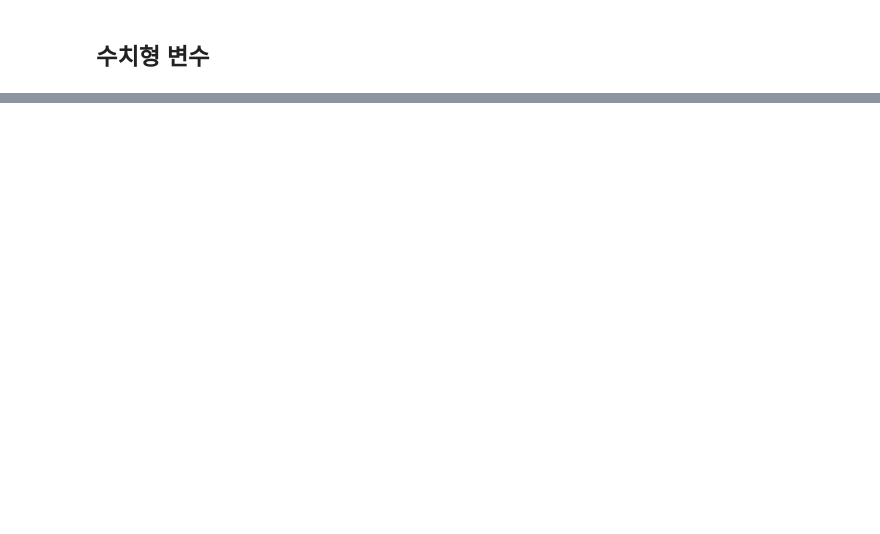
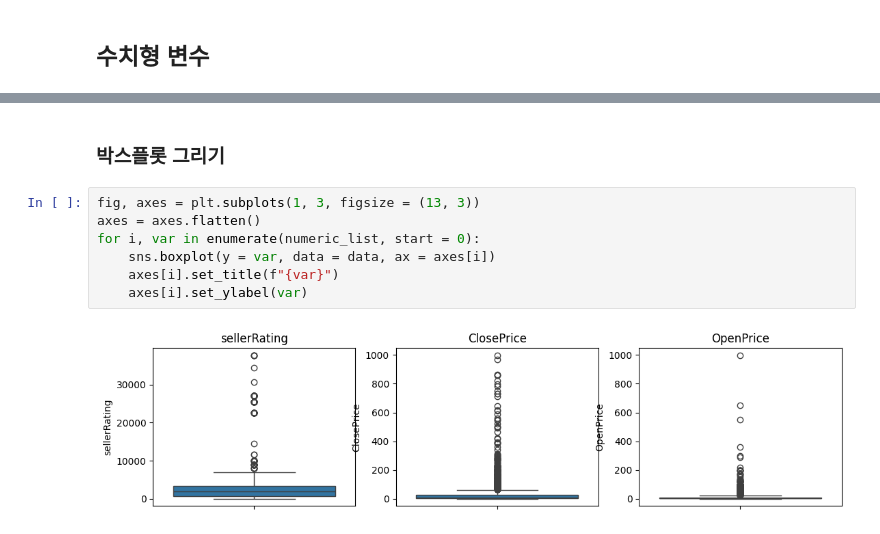
Before and after one commit to ebae-saebae/eBayInsights, a Jupyter notebook: open.ipynb, the cells around one changed output, grey strips where cells are left out. Drawn from its saved outputs; the diff is of its cells as text; blank space fills up the shorter version.

```diff
--- a/open.ipynb
+++ b/open.ipynb
@@ -80,0 +195,11 @@ plt.show()
+# %% [markdown]
+### 박스플롯 그리기
+# %%
+fig, axes = plt.subplots(1, 3, figsize = (13, 3))
+axes = axes.flatten()
+for i, var in enumerate(numeric_list, start = 0):
+	sns.boxplot(y = var, data = data, ax = axes[i])
+	axes[i].set_title(f"{var}")
+	axes[i].set_ylabel(var)
+# %% [output]
+[figure, added]
```
Also changed, not shown: parts of 28 cells of this notebook.
